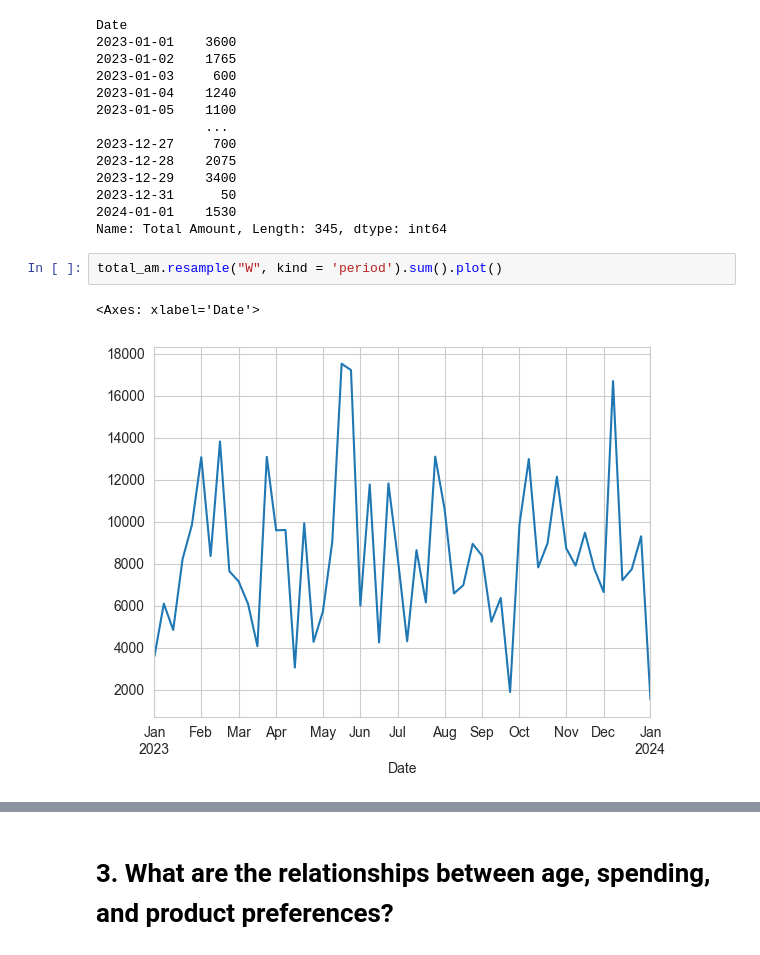
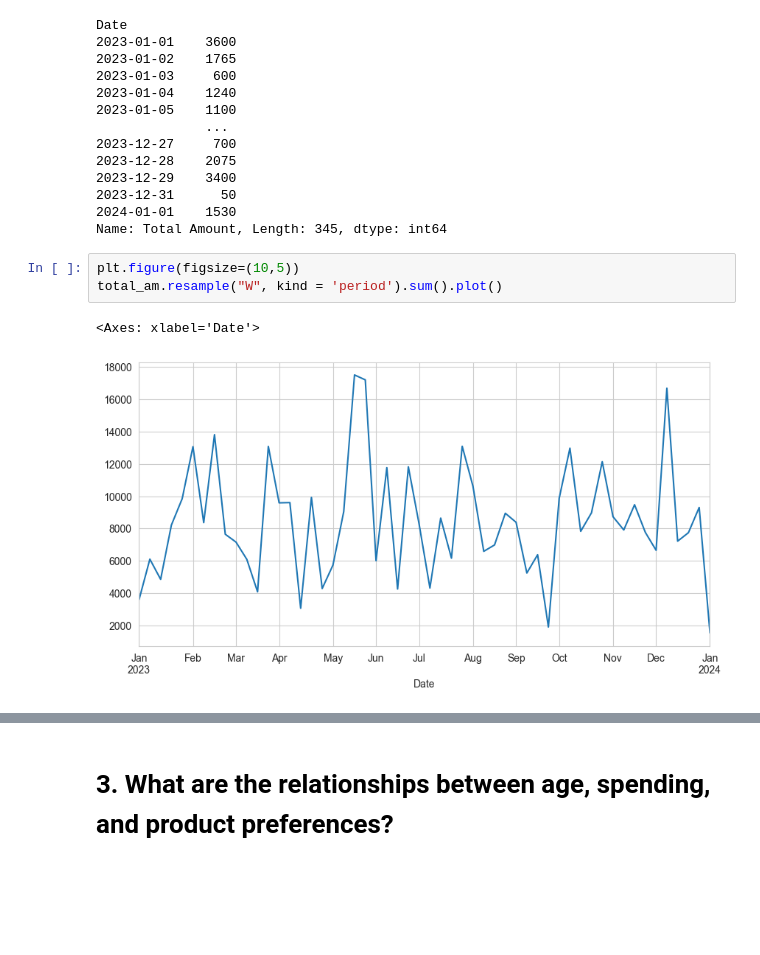
Before and after one commit to sergvbash/portfolio, a Jupyter notebook: discr_stat.ipynb, the cells around one changed output, grey strips where cells are left out. Drawn from its saved outputs; the diff is of its cells as text; blank space fills up the shorter version.

```diff
--- a/discr_stat.ipynb
+++ b/discr_stat.ipynb
@@ -119,8 +123,9 @@ Date
 2024-01-01    1530
 Name: Total Amount, Length: 345, dtype: int64
 # %%
+plt.figure(figsize=(10,5))
 total_am.resample("W", kind = 'period').sum().plot()
 # %% [output]
 <Axes: xlabel='Date'>
-[figure, old version]
+[figure, new version]
 # %%
```
Also changed, not shown: parts of 18 cells of this notebook, 2 other files.
